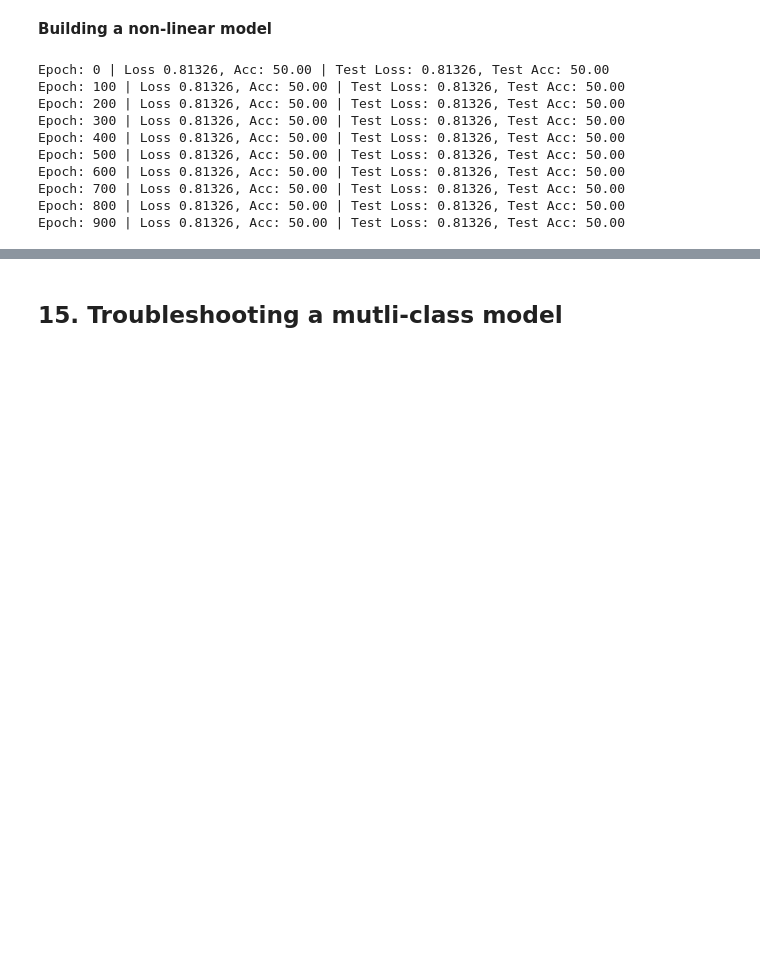
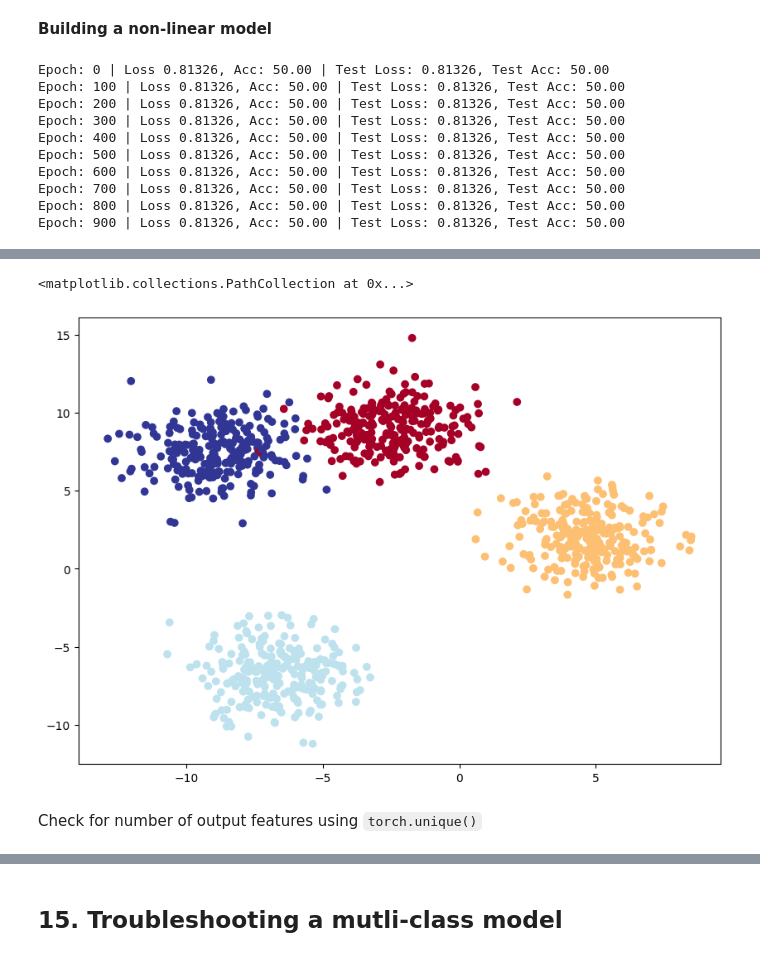
Before and after one commit to kdvillavicencio/sandbox-pytorch, a Jupyter notebook: pytorch/02_NN-Classification.ipynb, the cells around one changed output, grey strips where cells are left out. Saved outputs shown, nothing was run; the diff lists cells and outputs as text; code cells hidden in the pictures; blank space fills up the shorter version.

```diff
--- a/pytorch/02_NN-Classification.ipynb
+++ b/pytorch/02_NN-Classification.ipynb
@@ -608,0 +613,37 @@ Epoch: 900 | Loss 0.81326, Acc: 50.00 | Test Loss: 0.81326, Test Acc: 50.00
+# %%
+## CREATING DATASET
+# Import dependencies
+import torch
+import matplotlib.pyplot as plt
+from sklearn.datasets import make_blobs
+from sklearn.model_selection import train_test_split
+
+# Set hyperparameters (data creation)
+NUM_CLASSES = 4
+NUM_FEATURES = 2
+RANDOM_SEED = 42
+
+# 1. Create multi-class data
+X_blob, y_blob = make_blobs(n_samples=1000,
+                            n_features=NUM_FEATURES,
+                            centers=NUM_CLASSES,
+                            cluster_std=1.5,
+                            random_state=RANDOM_SEED)
+
+# 2. Turn data into tensors
+X_blob = torch.from_numpy(X_blob).type(torch.float)
+y_blob = torch.from_numpy(y_blob).type(torch.float)
+
+# 3. Split data
+X_blob_train, X_blob_test, y_blob_train, y_blob_test = train_test_split(X_blob,
+                                                                        y_blob,
+                                                                        test_size=0.2,
+                                                                        random_state=RANDOM_SEED)
+
+plt.figure(figsize=(10,7))
+plt.scatter(X_blob[:,0], X_blob[:,1], c=y_blob, cmap=plt.cm.RdYlBu)
+# %% [output]
+<matplotlib.collections.PathCollection at 0x...>
+[figure, added]
+# %% [markdown]
+Check for number of output features using `torch.unique()`
```
Also changed, not shown: parts of 15 cells of this notebook.
